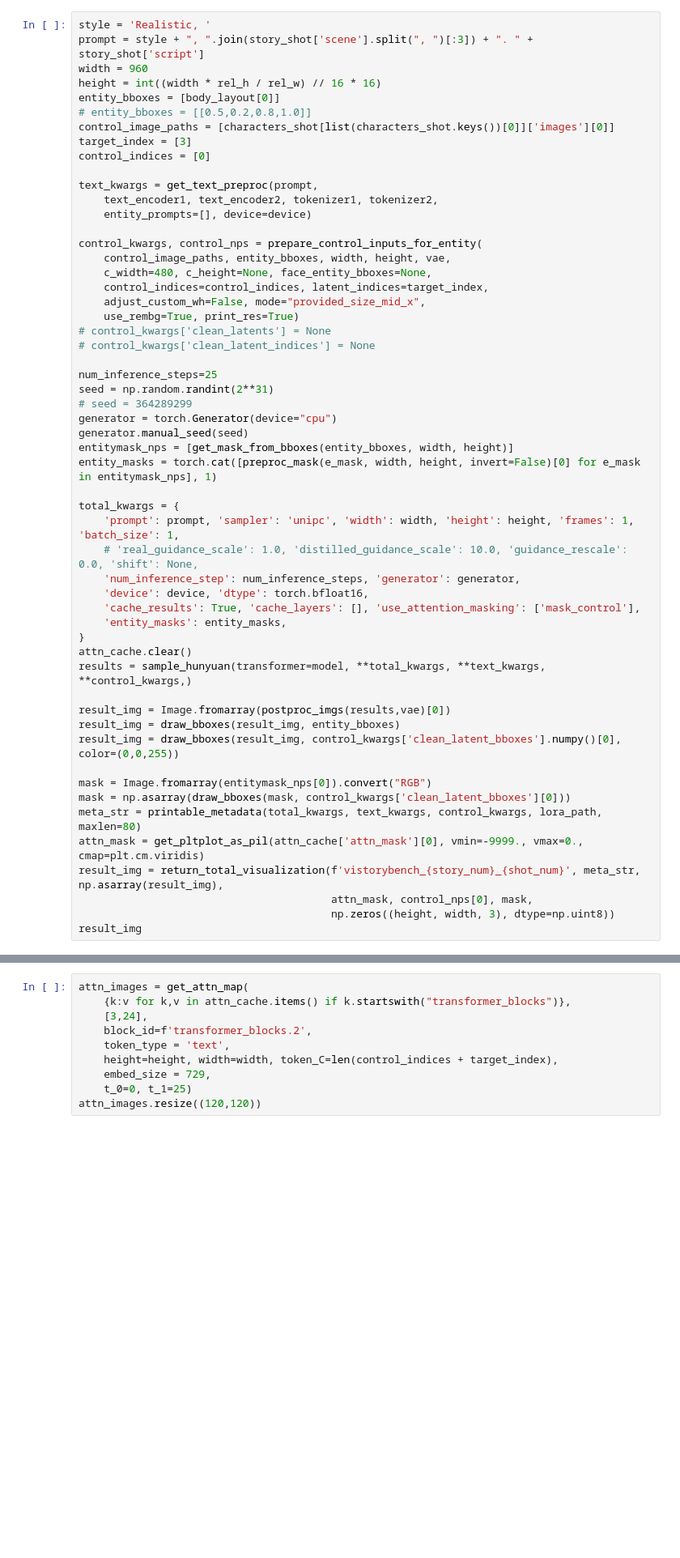
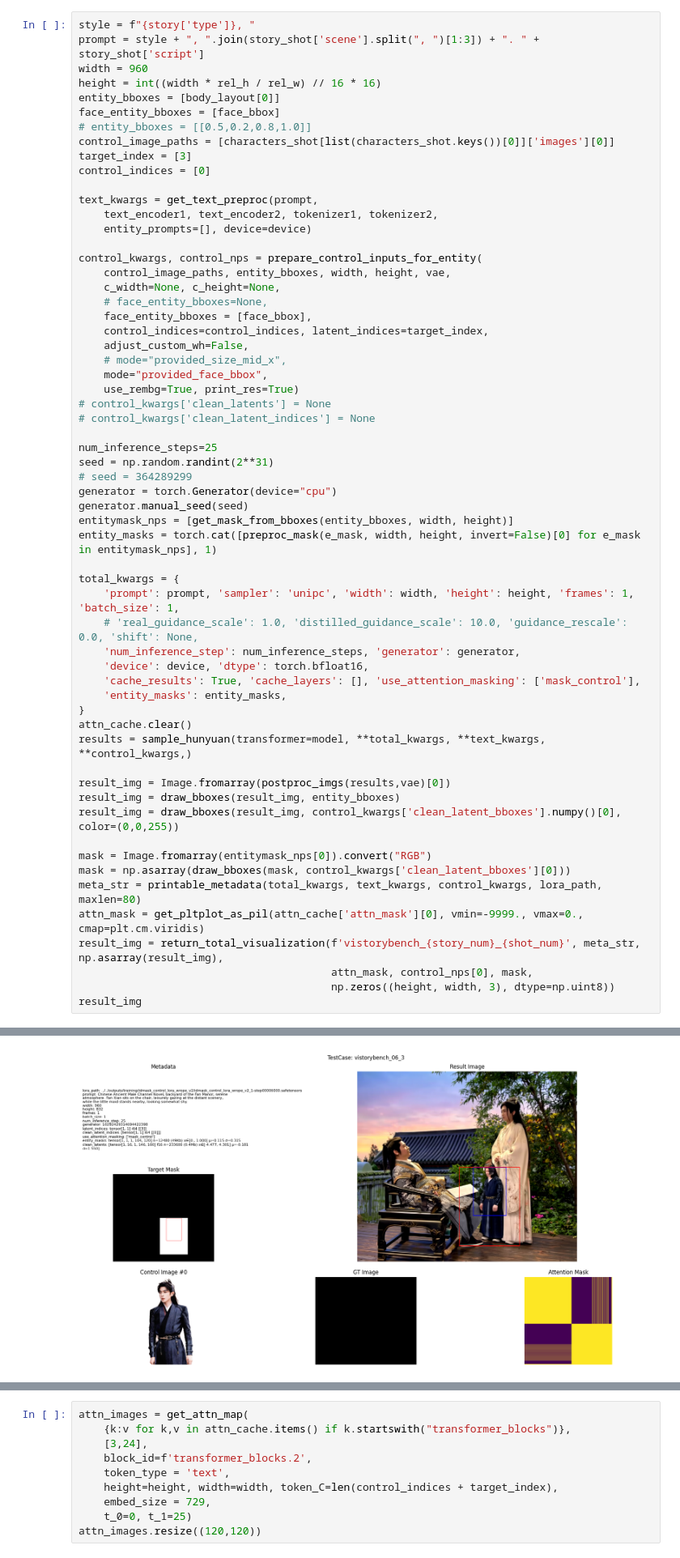
Before and after one commit to yj7082126/musubi-tuner, a Jupyter notebook: src/practice/test_seg_v3.ipynb, the cells around one changed output, grey strips where cells are left out. Shown at 81% size. Cells and saved outputs as stored; diff of their text form; blank space fills up the shorter version.

```diff
--- a/src/practice/test_seg_v3.ipynb
+++ b/src/practice/test_seg_v3.ipynb
@@ -235,9 +412,10 @@ characters_shot = {k: characters[k] for k in story_shot['character_name']}
 # %%
-style = 'Realistic, '
-prompt = style + ", ".join(story_shot['scene'].split(", ")[:3]) + ". " + story_shot['script']
+style = f"{story['type']}, "
+prompt = style + ", ".join(story_shot['scene'].split(", ")[1:3]) + ". " + story_shot['script']
 width = 960
 height = int((width * rel_h / rel_w) // 16 * 16)
 entity_bboxes = [body_layout[0]]
+face_entity_bboxes = [face_bbox]
 # entity_bboxes = [[0.5,0.2,0.8,1.0]]
 control_image_paths = [characters_shot[list(characters_shot.keys())[0]]['images'][0]]
 target_index = [3]
@@ -249,9 +427,13 @@ text_kwargs = get_text_preproc(prompt,
 
 control_kwargs, control_nps = prepare_control_inputs_for_entity(
     control_image_paths, entity_bboxes, width, height, vae,
-    c_width=480, c_height=None, face_entity_bboxes=None,
+    c_width=None, c_height=None,
+    # face_entity_bboxes=None,
+    face_entity_bboxes = [face_bbox],
     control_indices=control_indices, latent_indices=target_index,
-    adjust_custom_wh=False, mode="provided_size_mid_x",
+    adjust_custom_wh=False,
+    # mode="provided_size_mid_x",
+    mode="provided_face_bbox",
     use_rembg=True, print_res=True)
 # control_kwargs['clean_latents'] = None
 # control_kwargs['clean_latent_indices'] = None
@@ -292,3 +484,4 @@ IndexError: list index out of range
+[figure, added]
 # %%
 dset_path = Path("/groups/chenchen/patrick/OpenS2V-Nexus/datasets")
 dset_name = "test3_2"
```
Also changed, not shown: parts of 12 cells of this notebook, 25 other files.
